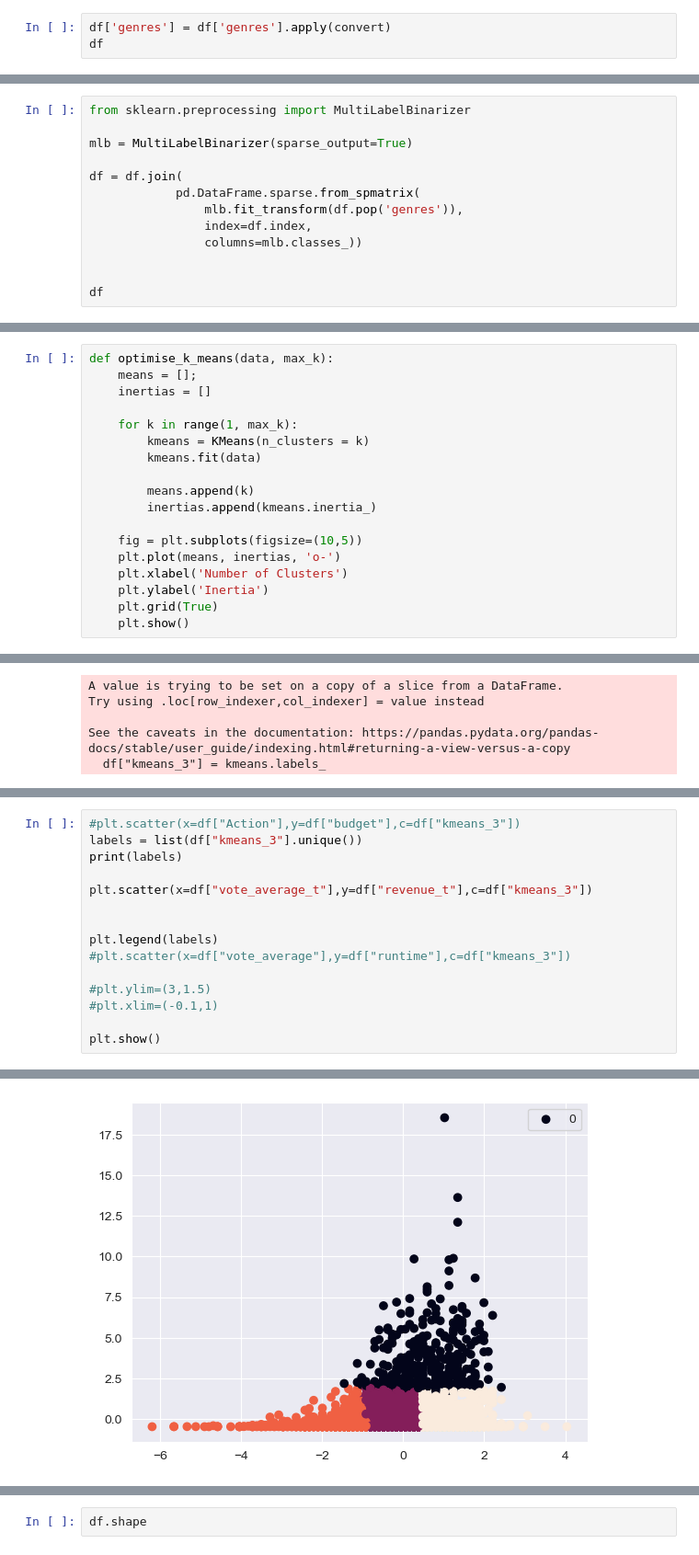
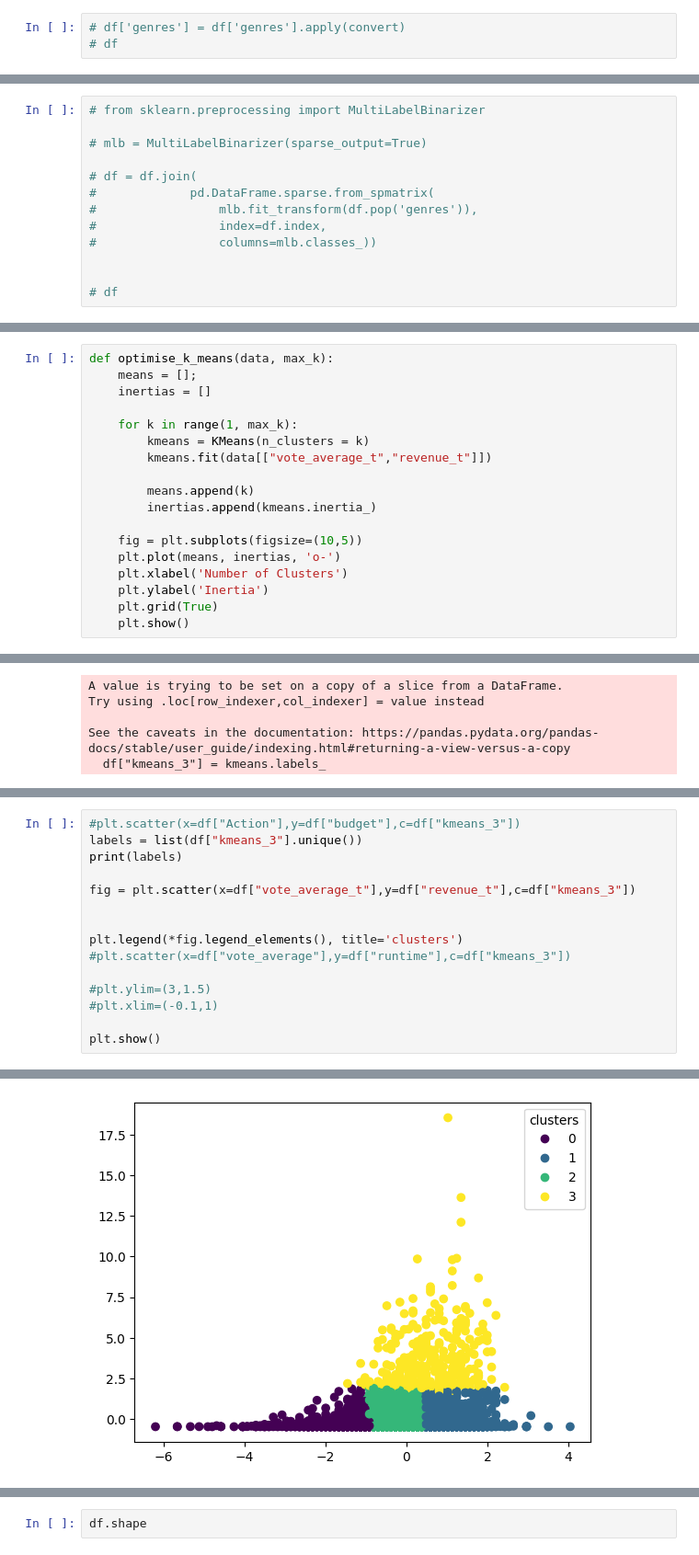
Before and after one commit to MieThorberg/MovieMatch, a Jupyter notebook: test.ipynb, the cells around one changed output, grey strips where cells are left out. Shown at 92% size. Cells and saved outputs as stored; diff of their text form.

Commit message:
added legend

```diff
--- a/test.ipynb
+++ b/test.ipynb
@@ -85,6 +85,6 @@ def convert(obj):
 # %%
-df['genres'] = df['genres'].apply(convert)
-df
+# df['genres'] = df['genres'].apply(convert)
+# df
 # %% [output]
 A value is trying to be set on a copy of a slice from a DataFrame.
 Try using .loc[row_indexer,col_indexer] = value instead
@@ -105,18 +105,18 @@ See the caveats in the documentation: https://pandas.pydata.org/pandas-docs/stab
 | 45422 | 5000000.0 | [Action, Comedy, Crime, Foreign] |
 8890 rows × 2 columns
 # %%
-from sklearn.preprocessing import MultiLabelBinarizer
+# from sklearn.preprocessing import MultiLabelBinarizer
 
-mlb = MultiLabelBinarizer(sparse_output=True)
+# mlb = MultiLabelBinarizer(sparse_output=True)
 
-df = df.join(
-            pd.DataFrame.sparse.from_spmatrix(
-                mlb.fit_transform(df.pop('genres')),
-                index=df.index,
-                columns=mlb.classes_))
+# df = df.join(
+#             pd.DataFrame.sparse.from_spmatrix(
+#                 mlb.fit_transform(df.pop('genres')),
+#                 index=df.index,
+#                 columns=mlb.classes_))
 
 
-df
+# df
 # %% [output]
 |  | budget | Action | Adventure | Animation | Comedy | Crime | Documentary | Drama | Family | Fantasy | ... |
 | 0 | 0.244711 | 0 | 0 | 1 | 1 | 0 | 0 | 0 | 1 | 0 | ... |
@@ -171,7 +171,7 @@ def optimise_k_means(data, max_k):
 
     for k in range(1, max_k):
         kmeans = KMeans(n_clusters = k)
-        kmeans.fit(data)
+        kmeans.fit(data[["vote_average_t","revenue_t"]])
 
         means.append(k)
         inertias.append(kmeans.inertia_)
@@ -223,10 +223,10 @@ df
 labels = list(df["kmeans_3"].unique())
 print(labels)
 
-plt.scatter(x=df["vote_average_t"],y=df["revenue_t"],c=df["kmeans_3"])
+fig = plt.scatter(x=df["vote_average_t"],y=df["revenue_t"],c=df["kmeans_3"])
 
 
-plt.legend(labels)
+plt.legend(*fig.legend_elements(), title='clusters')
 #plt.scatter(x=df["vote_average"],y=df["runtime"],c=df["kmeans_3"])
 
 #plt.ylim=(3,1.5)
@@ -238,4 +238,4 @@ plt.show()
-[figure, old version]
+[figure, new version]
 # %%
 df[df['kmeans_3']==0]
 # %% [output]
```
Also changed, not shown: parts of 5 cells of this notebook.
